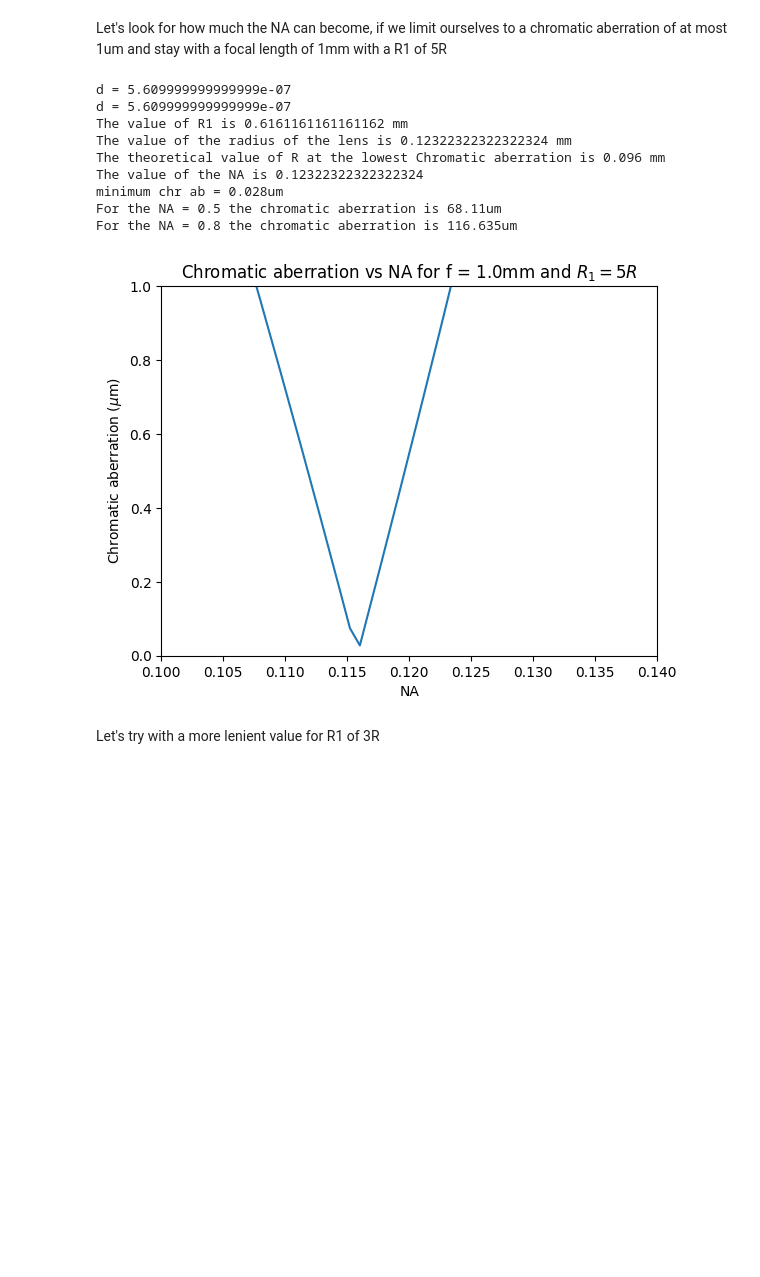
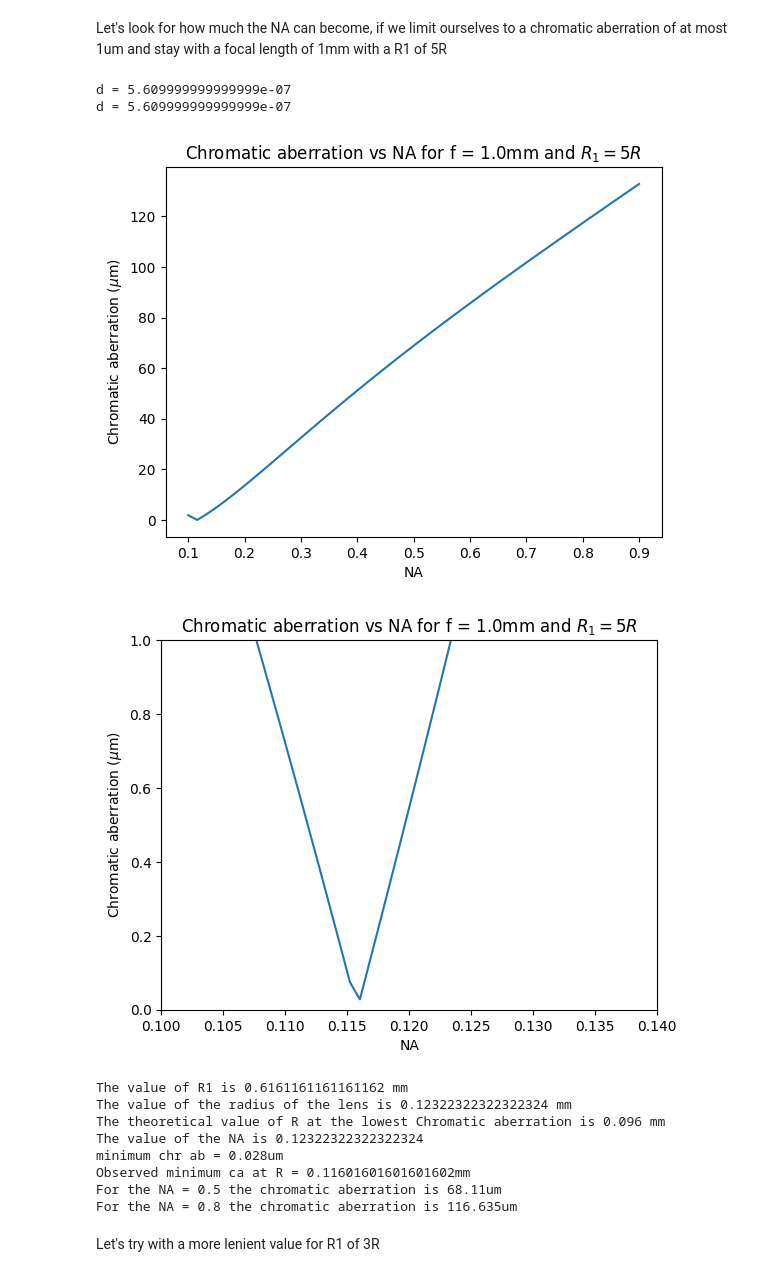
Before and after one commit to XenoGDC/Achromatic-lens-design-functions_GDC, a Jupyter notebook: Achromatic_lens_design.ipynb, the cells around one changed output. Saved outputs shown, nothing was run; the diff lists cells and outputs as text; code cells hidden in the pictures; blank space fills up the shorter version.

```diff
--- a/Achromatic_lens_design.ipynb
+++ b/Achromatic_lens_design.ipynb
@@ -262,8 +262,10 @@ def fr_calc(lam,R1):
     return fr_temp
 
 def fd_calc(lam,M,R,lam_min):
-    # f_temp = (R**2 - (M*lam*1e-6)**2)/(2*M*lam*1e-6)
+    '''lam refers to the wavelength in microns, whilst lam_min refers to the smallest zone given in meters.'''
+    # f_temp2 = (R**2 - (M*1e3*lam*1e-6)**2)/(2*M*1e3*lam*1e-6)
     f_temp = R*lam_min/(lam*1e-6) - M*lam*1e-6
+    # print(f'Before fd = {f_temp2}, After fd = {f_temp}')
     # print(f'fd = {f_temp}')
     # print(lam*1e-6)
     return f_temp
@@ -527,42 +529,52 @@ Vr_temp = Vr(lambd_f,lambd_d,lambd_c)
 Vd_temp = Vd(lambd_f,lambd_d,lambd_c)
 plt.plot(NA_vals,abs(Chromatic_abs*1e6))
 plt.xlabel('NA')
 # plt.xlabel('Lens radius (mm)')
 plt.ylabel('Chromatic aberration ($\mu$m)')
 plt.title(f'Chromatic aberration vs NA for f = {round(f1*1e3,1)}mm and $R_1 = 5R$')
+plt.show()
+plt.plot(NA_vals,abs(Chromatic_abs*1e6))
+plt.xlabel('NA')
+# plt.xlabel('Lens radius (mm)')
+plt.ylabel('Chromatic aberration ($\mu$m)')
+plt.title(f'Chromatic aberration vs NA for f = {round(f1*1e3,1)}mm and $R_1 = 5R$')
 plt.ylim(0,1)
 plt.xlim(0.1,0.14)
-
+plt.show()
 
 #Find the value of R1 with Chromatic aberration of 1um
 for i in range(len(Chromatic_abs)):
     if abs(Chromatic_abs[-i])*1e6 < 1:
         print(f'The value of R1 is {R1_vals[-i]*1000} mm')
         print(f'The value of the radius of the lens is {R_vals[-i]*1000} mm')
         print(f'The theoretical value of R at the lowest Chromatic aberration is {round(1/5*1e3*R1(fr(Vr_temp,Vd_temp,1e-3),n_d),3)} mm')
         print(f'The value of the NA is {NA_vals[-i]}')
         break
 print(f'minimum chr ab = {round(min(abs(Chromatic_abs))*1e6,3)}um')
+R_min = max((abs(Chromatic_abs) == min(abs(Chromatic_abs)))*R_vals)
+print(f'Observed minimum ca at R = {R_min*1000}mm')
 a,b = 0,0
 for i in range(len(NA_vals)):
     if a == 0:
         a = (round(NA_vals[i],2)==0.5)*round(Chromatic_abs[i]*1e6,3)
     if b == 0:
         b = (round(NA_vals[i],2)==0.8)*round(Chromatic_abs[i]*1e6,3)
 
 print(f'For the NA = 0.5 the chromatic aberration is {abs(a)}um')
 print(f'For the NA = 0.8 the chromatic aberration is {abs(b)}um')
 # %% [output]
 d = 5.609999999999999e-07
 d = 5.609999999999999e-07
-The value of R1 is 0.6161161161161162 mm
-The value of the radius of the lens is 0.12322322322322324 mm
-The theoretical value of R at the lowest Chromatic aberration is 0.096 mm
-The value of the NA is 0.12322322322322324
-minimum chr ab = 0.028um
-For the NA = 0.5 the chromatic aberration is 68.11um
-For the NA = 0.8 the chromatic aberration is 116.635um
-[figure, old version]
+[figure, new version]
+[figure, added]
+The value of R1 is 0.6161161161161162 mm
+The value of the radius of the lens is 0.12322322322322324 mm
+The theoretical value of R at the lowest Chromatic aberration is 0.096 mm
+The value of the NA is 0.12322322322322324
+minimum chr ab = 0.028um
+Observed minimum ca at R = 0.11601601601601602mm
+For the NA = 0.5 the chromatic aberration is 68.11um
+For the NA = 0.8 the chromatic aberration is 116.635um
 # %% [markdown]
 Let's try with a more lenient value for R1 of 3R
 # %%
```
Also changed, not shown: parts of 3 cells of this notebook.
